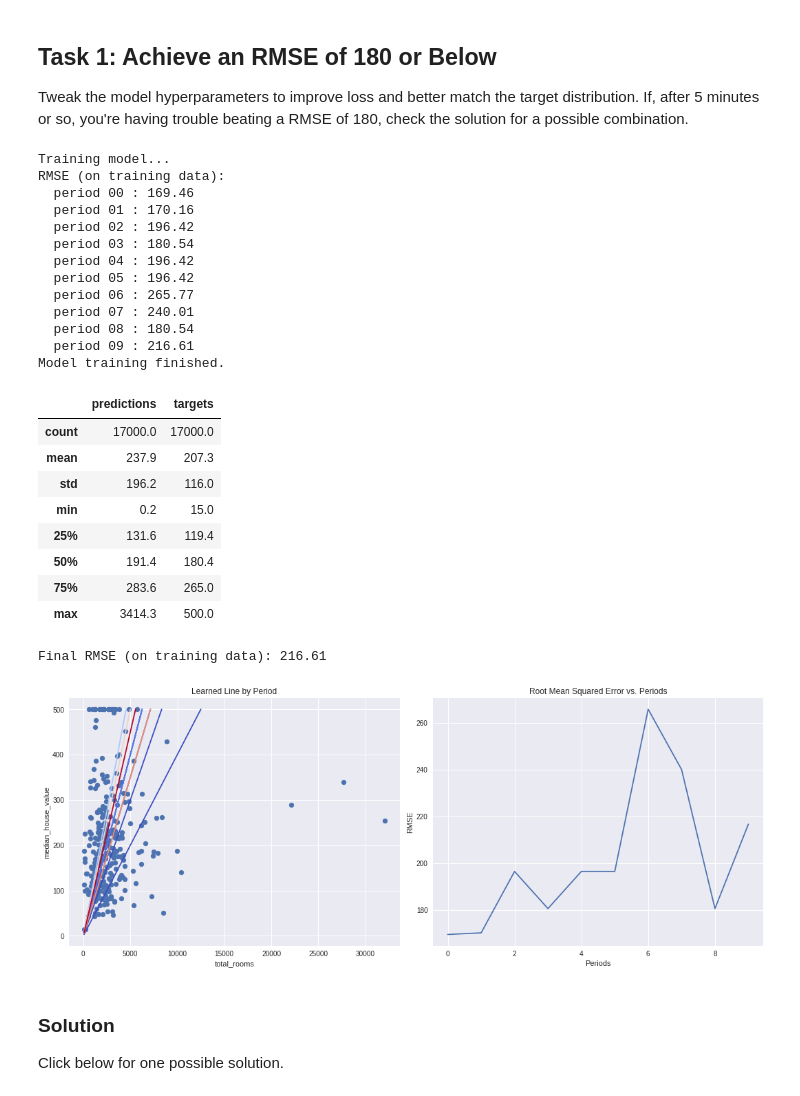
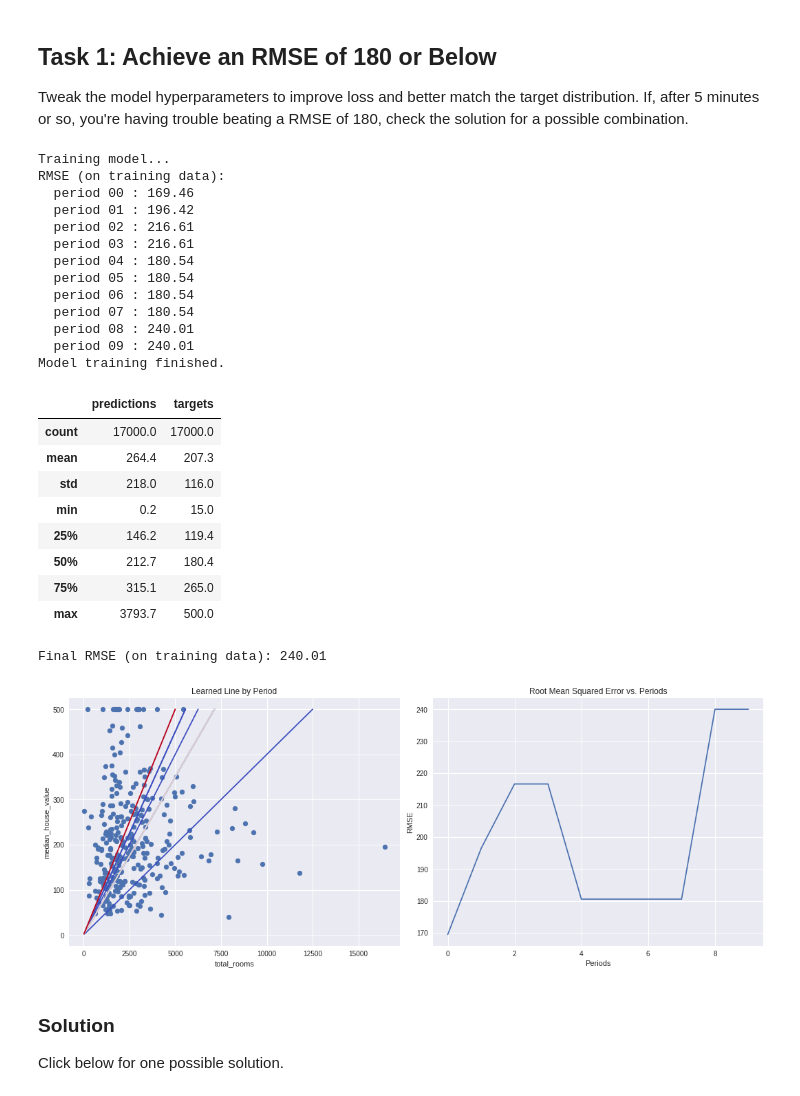
Before and after one commit to igrosny/machine-learning-crash-course, a Jupyter notebook: tensorflow/First_steps_with_tensor_flow.ipynb, the cells around one changed output. Saved outputs shown, nothing was run; the diff lists cells and outputs as text; code cells hidden in the pictures.

```diff
--- a/tensorflow/First_steps_with_tensor_flow.ipynb
+++ b/tensorflow/First_steps_with_tensor_flow.ipynb
@@ -426,35 +428,35 @@ Tweak the model hyperparameters to improve loss and better match the target dist
 If, after 5 minutes or so, you're having trouble beating a RMSE of 180, check the solution for a possible combination.
 # %%
 train_model(
-    learning_rate=0.0001,
+    learning_rate=0.001,
     steps=100,
     batch_size=1
 )
 # %% [output]
 Training model...
 RMSE (on training data):
   period 00 : 169.46
-  period 01 : 170.16
-  period 02 : 196.42
-  period 03 : 180.54
-  period 04 : 196.42
-  period 05 : 196.42
-  period 06 : 265.77
-  period 07 : 240.01
-  period 08 : 180.54
-  period 09 : 216.61
+  period 01 : 196.42
+  period 02 : 216.61
+  period 03 : 216.61
+  period 04 : 180.54
+  period 05 : 180.54
+  period 06 : 180.54
+  period 07 : 180.54
+  period 08 : 240.01
+  period 09 : 240.01
 Model training finished.
 |  | predictions | targets |
 | count | 17000.0 | 17000.0 |
-| mean | 237.9 | 207.3 |
-| std | 196.2 | 116.0 |
+| mean | 264.4 | 207.3 |
+| std | 218.0 | 116.0 |
 | min | 0.2 | 15.0 |
-| 25% | 131.6 | 119.4 |
-| 50% | 191.4 | 180.4 |
-| 75% | 283.6 | 265.0 |
-| max | 3414.3 | 500.0 |
+| 25% | 146.2 | 119.4 |
+| 50% | 212.7 | 180.4 |
+| 75% | 315.1 | 265.0 |
+| max | 3793.7 | 500.0 |
-Final RMSE (on training data): 216.61
+Final RMSE (on training data): 240.01
-[figure, old version]
+[figure, new version]
 # %% [markdown]
 ### Solution
 
```
Also changed, not shown: parts of 5 cells of this notebook.
